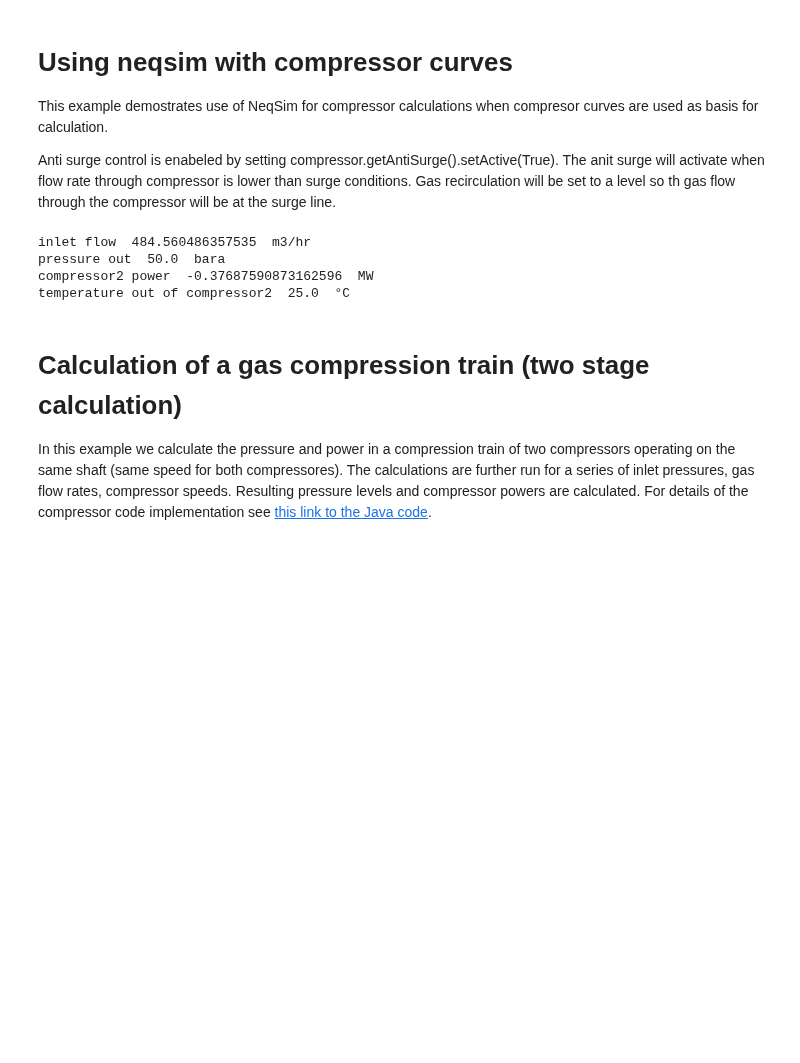
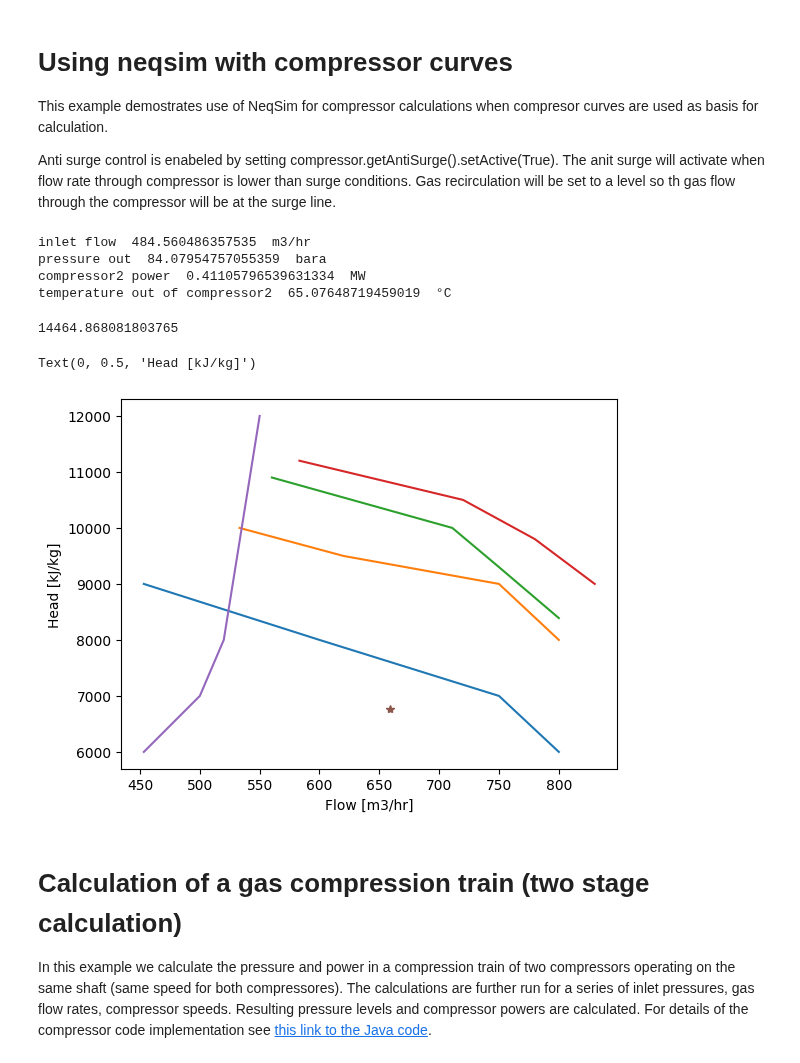
Before and after one commit to EvenSol/NeqSim-Colab, a Jupyter notebook: notebooks/process/GasCompressorTrain.ipynb, the cells around one changed output. Saved outputs shown, nothing was run; the diff lists cells and outputs as text; code cells hidden in the pictures; blank space fills up the shorter version.

```diff
--- a/notebooks/process/GasCompressorTrain.ipynb
+++ b/notebooks/process/GasCompressorTrain.ipynb
@@ -528,14 +528,14 @@ Zinlet=0.89
 curveConditions = [MW, inlepPres, inletTemp, Zinlet]
 
 speed = [1000.0, 2000.0, 3000.0, 4000.0]
-flow = [[453.2, 600.0, 750.0, 800.0], [453.2, 600.0, 750.0, 800.0],[453.2, 600.0, 750.0, 800.0],[453.2, 600.0, 750.0, 800.0]]
-head = [[ 10000.0, 9000.0, 8000.0, 7500.0], [10000.0, 9000.0, 8000.0, 7500.0 ], [10000.0, 9000.0, 8000.0, 7500.0], [ 10000.0, 9000.0, 8000.0, 7500.0]]
+flow = [[453.2, 600.0, 750.0, 800.0], [533.2, 620.0, 750.0, 800.0],[560.2, 711.0, 750.0, 800.0],[583.2, 720.0, 780.0, 830.0]]
+head = [[ 9000.0, 8000.0, 7000.0, 6000.0], [10000.0, 9500.0, 9000.0, 8000.0 ], [10900.0, 10000.0, 9300.0, 8390.0], [ 11200.0, 10500.0, 9800.0, 9000.0]]
 polyEff = [[ 90.0, 91.0, 89.0, 88.0 ], [90.0, 91.0, 89.0, 88.0 ], [90.0, 91.0, 89.0, 88.1],[90.0, 91.0, 89.0, 88.1]]
 compressorChart(compressor2, curveConditions, speed, flow, head, polyEff)
 
 
-surgeFlow = [453.2, 600.0, 750.0, 800.0]
-surgeHead = [6000.0, 7000.0, 8000.0, 10000.0]
+surgeFlow = [453.2, 500.0, 520.0, 550.0]
+surgeHead = [6000.0, 7000.0, 8000.0, 12000.0]
 compressorSurgeCurve(compressor2, curveConditions, surgeFlow, surgeHead)
 
 stoneWallFlow = [923.2, 950.0, 980.0, 1000.0]
@@ -560,9 +560,30 @@ print("compressor2 power ", compressor2.getPower()/1.0e6, " MW")
 print("temperature out of compressor2 ", compressor2.getOutStream().getTemperature()-273.15, " °C")
 # %% [output]
 inlet flow  484.560486357535  m3/hr
-pressure out  50.0  bara
-compressor2 power  -0.37687590873162596  MW
-temperature out of compressor2  25.0  °C
+pressure out  84.07954757055359  bara
+compressor2 power  0.41105796539631334  MW
+temperature out of compressor2  65.07648719459019  °C
+# %%
+compressor2.getCompressorChart().getPolytropicHead(700.0, 2000)
+# %% [output]
+14464.868081803765
+# %%
+stream1.setFlowRate(0.8635, "MSm3/day")
+stream1.run()
+compressor2.setSpeed(1000)
+compressor2.run()
+import matplotlib.pyplot as plt
+plt.plot(flow[0], head[0])
+plt.plot(flow[1], head[1])
+plt.plot(flow[2], head[2])
+plt.plot(flow[3], head[3])
+plt.plot(surgeFlow, surgeHead)
+plt.plot(compressor2.getInStream().getFlowRate('m3/hr'), compressor2.getPolytropicHead(), marker='*')
+plt.xlabel('Flow [m3/hr]')
+plt.ylabel('Head [kJ/kg]')
+# %% [output]
+Text(0, 0.5, 'Head [kJ/kg]')
+[figure, added]
 # %% [markdown]
 # Calculation of a gas compression train (two stage calculation)
 In this example we calculate the pressure and power in a compression train of two compressors operating on the same shaft (same speed for both compressores). The calculations are further run for a series of inlet pressures, gas flow rates, compressor speeds. Resulting pressure levels and compressor powers are calculated. For details of the compressor code implementation see [this link to the Java code](https://github.com/equinor/neqsim/tree/master/src/main/java/neqsim/processSimulation/processEquipment/compressor).
```
Also changed, not shown: parts of 14 cells of this notebook.
